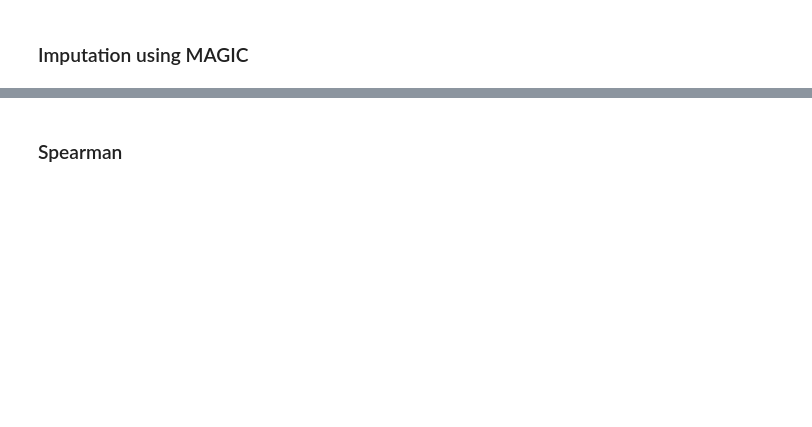
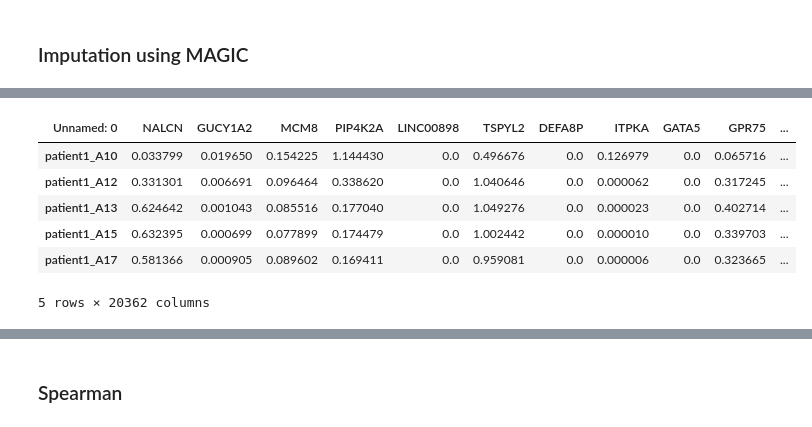
Before and after one commit to acarballocastro/ML4G, a Jupyter notebook: Project2_starter_code_template.ipynb, the cells around one changed output, grey strips where cells are left out. Drawn from its saved outputs; the diff is of its cells as text; code cells hidden in the pictures; blank space fills up the shorter version.

```diff
--- a/Project2_starter_code_template.ipynb
+++ b/Project2_starter_code_template.ipynb
@@ -108,7 +141,6 @@ sc_pancreas_norm = scprep.transform.sqrt(sc_pancreas_norm)
 # %%
 magic_op = magic.MAGIC()
 # %%
-pancreas_magic = magic_op.fit_transform(sc_pancreas_norm)
-pancreas_magic.head()
+train_magic = magic_op.fit_transform(sc_train.transpose())
 # %% [output]
 Calculating MAGIC...
@@ -134,0 +175,10 @@ Calculated MAGIC in 4.10 seconds.
+# %%
+train_magic.head()
+# %% [output]
+| Unnamed: 0 | NALCN | GUCY1A2 | MCM8 | PIP4K2A | LINC00898 | TSPYL2 | DEFA8P | ITPKA | GATA5 | GPR75 | ... |
+| patient1_A10 | 0.033799 | 0.019650 | 0.154225 | 1.144430 | 0.0 | 0.496676 | 0.0 | 0.126979 | 0.0 | 0.065716 | ... |
+| patient1_A12 | 0.331301 | 0.006691 | 0.096464 | 0.338620 | 0.0 | 1.040646 | 0.0 | 0.000062 | 0.0 | 0.317245 | ... |
+| patient1_A13 | 0.624642 | 0.001043 | 0.085516 | 0.177040 | 0.0 | 1.049276 | 0.0 | 0.000023 | 0.0 | 0.402714 | ... |
+| patient1_A15 | 0.632395 | 0.000699 | 0.077899 | 0.174479 | 0.0 | 1.002442 | 0.0 | 0.000010 | 0.0 | 0.339703 | ... |
+| patient1_A17 | 0.581366 | 0.000905 | 0.089602 | 0.169411 | 0.0 | 0.959081 | 0.0 | 0.000006 | 0.0 | 0.323665 | ... |
+5 rows × 20362 columns
```
Also changed, not shown: parts of 19 cells of this notebook.
